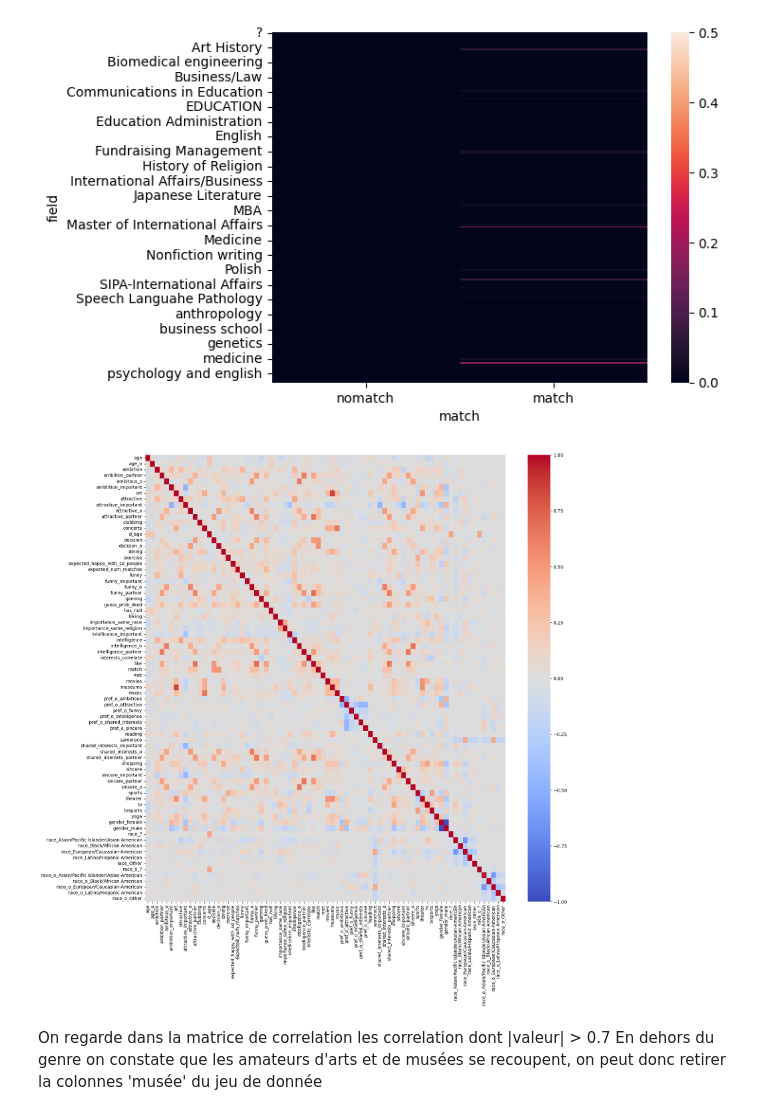
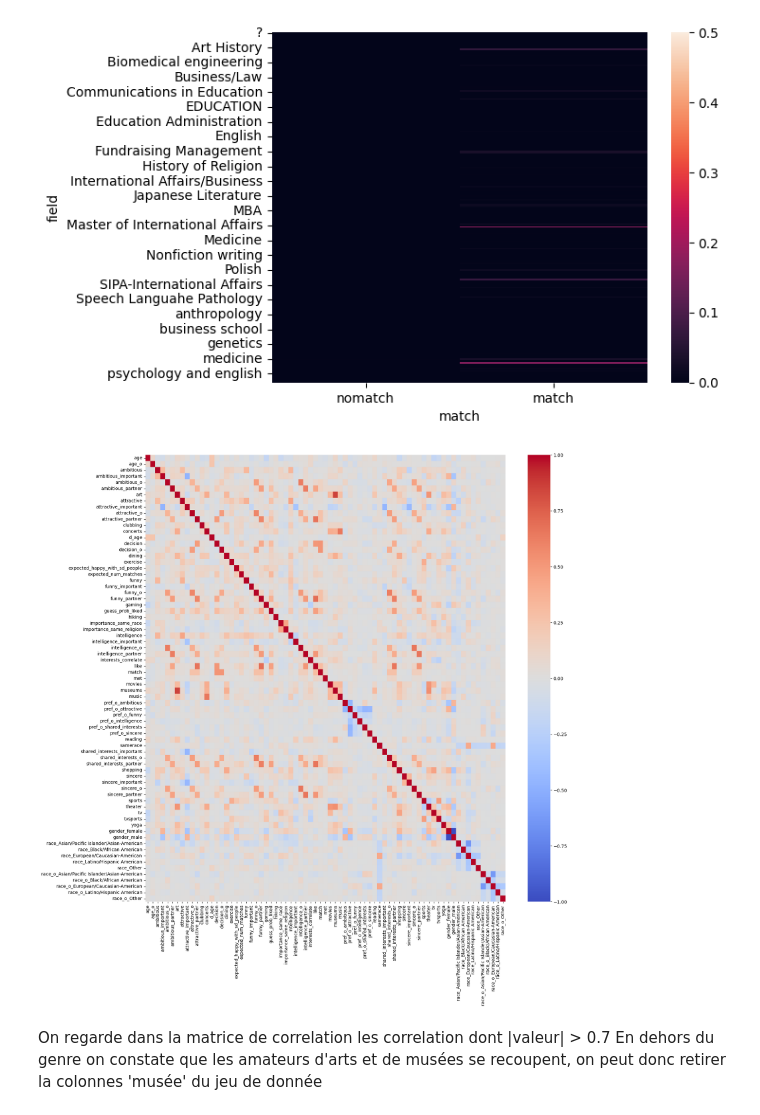
Before and after one commit to olivier-marino/alyra_exam_MLDL_match_me, a Jupyter notebook: ml_eda.ipynb, the cells around one changed output. Drawn from its saved outputs; the diff is of its cells as text; code cells hidden in the pictures.

```diff
--- a/ml_eda.ipynb
+++ b/ml_eda.ipynb
@@ -333,4 +345,26 @@ d_pref_o_attractive        ✓   | d_sincere_important        ✓   | d_ambition
 d_pref_o_sincere           ✓   | d_intellicence_important   ✓   | d_shared_interests_partner   ✓   | d_gaming   ✓   | match                           ✓   |
 d_pref_o_intelligence      ✓   | d_funny_important          ✓   | sports                         ✗ | d_clubbing ✓   |
 d_pref_o_funny             ✓   | d_ambtition_important      ✓   | tvsports                       ✗ | d_reading  ✓   |
+# %%
+# suppression de la colonne has_null
+df.drop(columns=['has_null'], inplace=True)
+
+# Par cohérence ou pour corriger des typos, on renomme quelques colonnes
+df.rename(
+    columns={
+        'sinsere_o': 'sincere_o',
+        'd_sinsere_o': 'd_sincere_o',
+        'intellicence_important': 'intelligence_important',
+        'd_intellicence_important': 'd_intelligence_important',
+        'ambition': 'ambitious',
+        'd_ambition': 'd_ambitious',
+        'ambtition_important': 'ambitious_important',
+        'd_ambtition_important': 'd_ambitious_important',
+        'ambition_partner': 'ambitious_partner',
+        'd_ambition_partner': 'd_ambitious_partner',
+        'ambitous_o': 'ambitious_o',
+        'd_ambitous_o': 'd_ambitious_o'
+    },
+    inplace=True
+)
 # %% [markdown]
@@ -583,25 +733,26 @@ Acting  0.000768  1.669867e-15
 # %%
 # retraits des colonnes non utile et affichage de la matrice de correlation
 import seaborn as sns
 
 
 # la colonne 'expected_num_interested_in_me' a trop de valeur manquante pour etre utilisable
 # la colonne 'field' ne semble a prior pas avoir d'importance pour le match
 # la colonne 'wave' n'est pas décrite dans le set, d'après les disucussions sur kaggle il s'agirait d'un numéro de vague de participants
 final_column_list: list[str] = df.columns.difference([*d_feature_names, 'expected_num_interested_in_me', 'field', 'wave']).tolist()
 df_clean = df[final_column_list].copy()
-df_clean.loc[:,ohe.get_feature_names_out(['gender', 'race', 'race_o'])] = OneHotEncoder(sparse_output=False).fit_transform(df[['gender', 'race', 'race_o']])
+ohe: OneHotEncoder = OneHotEncoder(sparse_output=False).fit(df[['gender', 'race', 'race_o']])
+df_clean.loc[:,ohe.get_feature_names_out(['gender', 'race', 'race_o']).tolist()] = ohe.transform(df[['gender', 'race', 'race_o']])
 df_clean.drop(columns=['gender', 'race', 'race_o'], inplace=True)
 
 corr: DataFrame = df_clean.corr()
 corr.fillna(0, inplace=True)
 
 plt.figure(figsize=(18, 18))
 axes: Axes = plt.subplot()
 sns.heatmap(corr, annot=False, ax=axes, cmap='coolwarm')
 plt.show()
 # %% [output]
-[figure, old version]
+[figure, new version]
 # %%
 filter_lambda = lambda v: (abs(v) > 0.7) & (v != 1)
 corr_mask = corr.apply(filter_lambda)
```
Also changed, not shown: parts of 5 cells of this notebook.
